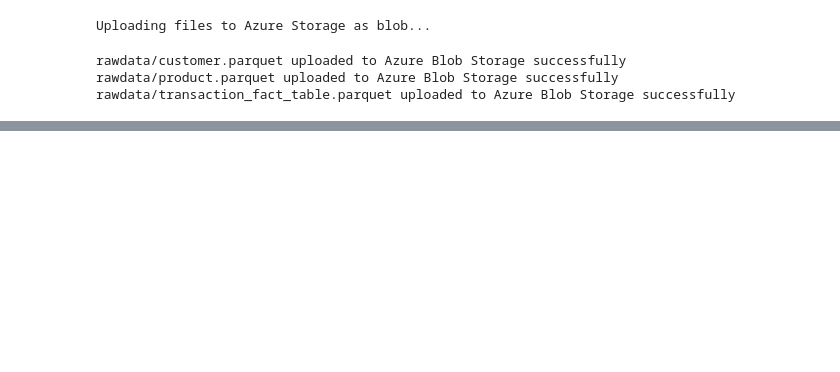
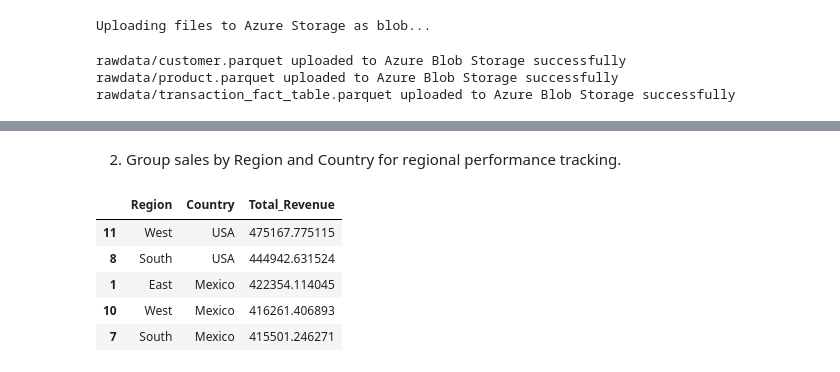
Before and after one commit to Herdaybusy/Ziko_Logistics, a Jupyter notebook: ziko_etl.ipynb, the cells around one changed output, grey strips where cells are left out. Saved outputs shown, nothing was run; the diff lists cells and outputs as text; code cells hidden in the pictures; blank space fills up the shorter version.

```diff
--- a/ziko_etl.ipynb
+++ b/ziko_etl.ipynb
@@ -219,0 +235,12 @@ rawdata/transaction_fact_table.parquet uploaded to Azure Blob Storage successful
+# %% [markdown]
+2. Group sales by Region and Country for regional performance tracking.
+# %%
+Regional_Sales = ziko_df.groupby(["Region", "Country"])["Total_Revenue"].sum().reset_index().sort_values(by="Total_Revenue", ascending=False)
+Regional_Sales.head()
+# %% [output]
+|  | Region | Country | Total_Revenue |
+| 11 | West | USA | 475167.775115 |
+| 8 | South | USA | 444942.631524 |
+| 1 | East | Mexico | 422354.114045 |
+| 10 | West | Mexico | 416261.406893 |
+| 7 | South | Mexico | 415501.246271 |
```
Also changed, not shown: parts of 10 cells of this notebook.
